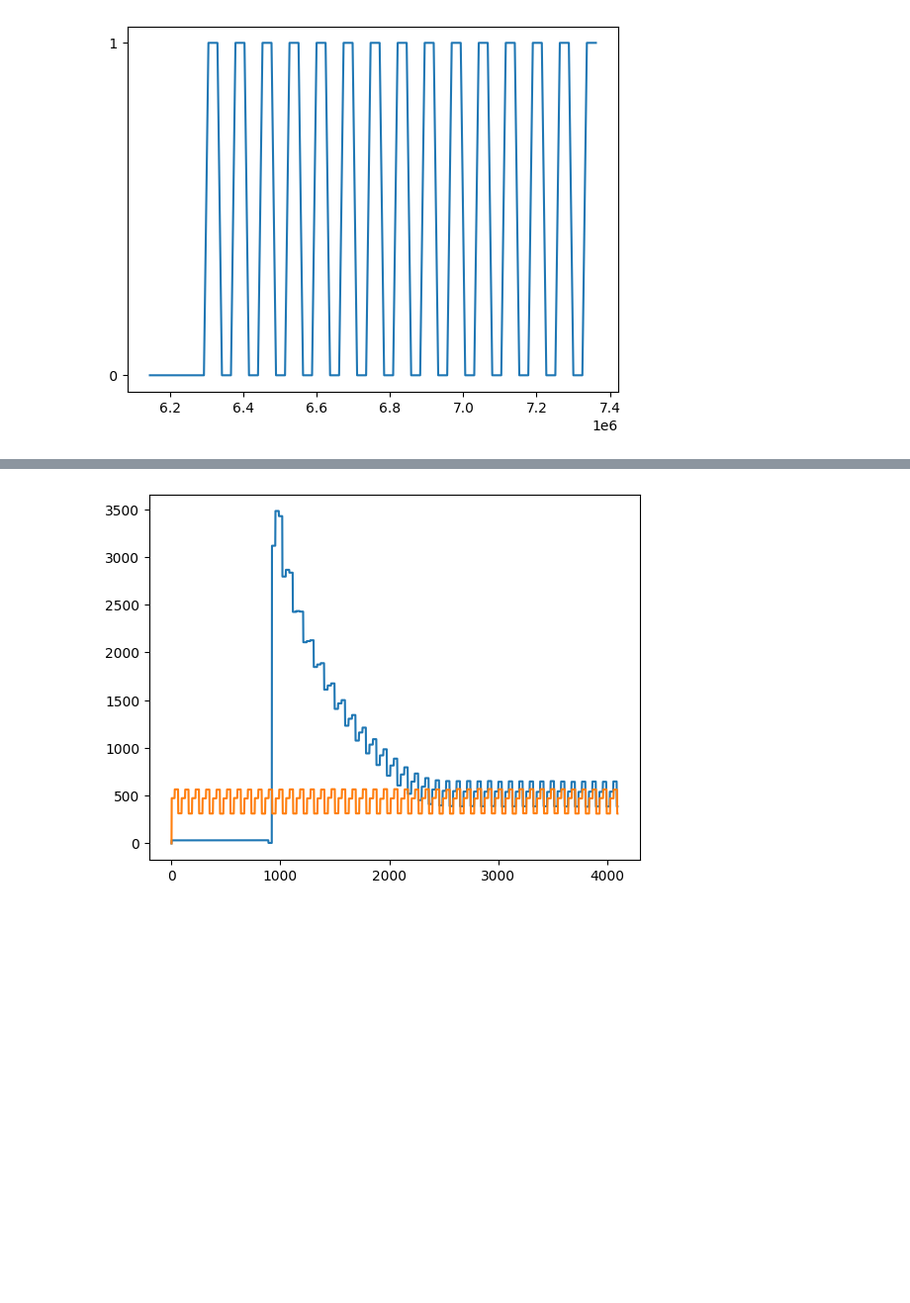
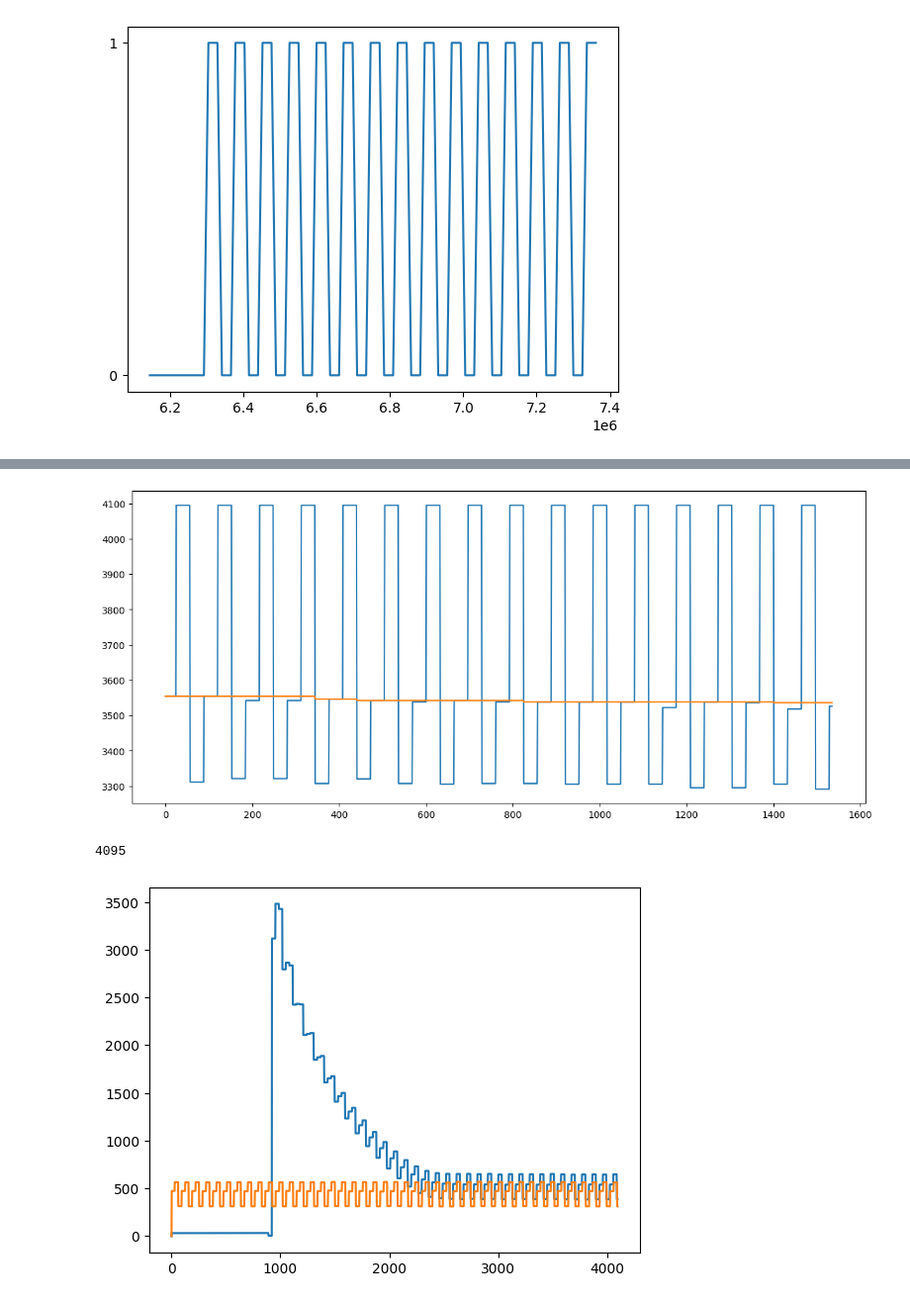
Before and after one commit to davidcastells/FPGA_NFC_transceiver, a Jupyter notebook: analysis/Analyze ADC.ipynb, the cells around one changed output, grey strips where cells are left out. Shown at 99% size. Drawn from its saved outputs; the diff is of its cells as text; code cells hidden in the pictures; blank space fills up the shorter version.

```diff
--- a/analysis/Analyze ADC.ipynb
+++ b/analysis/Analyze ADC.ipynb
@@ -63,3 +83,16 @@ plt.show()
+# %%
+plt.figure(figsize=(14, 6))
+start = 2000
+end = start + 768 * 2
+plt.plot(rx[start:end])
+plt.plot(lpf[start:end])
+plt.show()
+# %% [output]
+[figure, added]
+# %%
+int(0xfff)
+# %% [output]
+4095
 # %%
 def get_response(f):
     df = pd.read_csv(f, skiprows=6)
```
Also changed, not shown: parts of 5 cells of this notebook.
